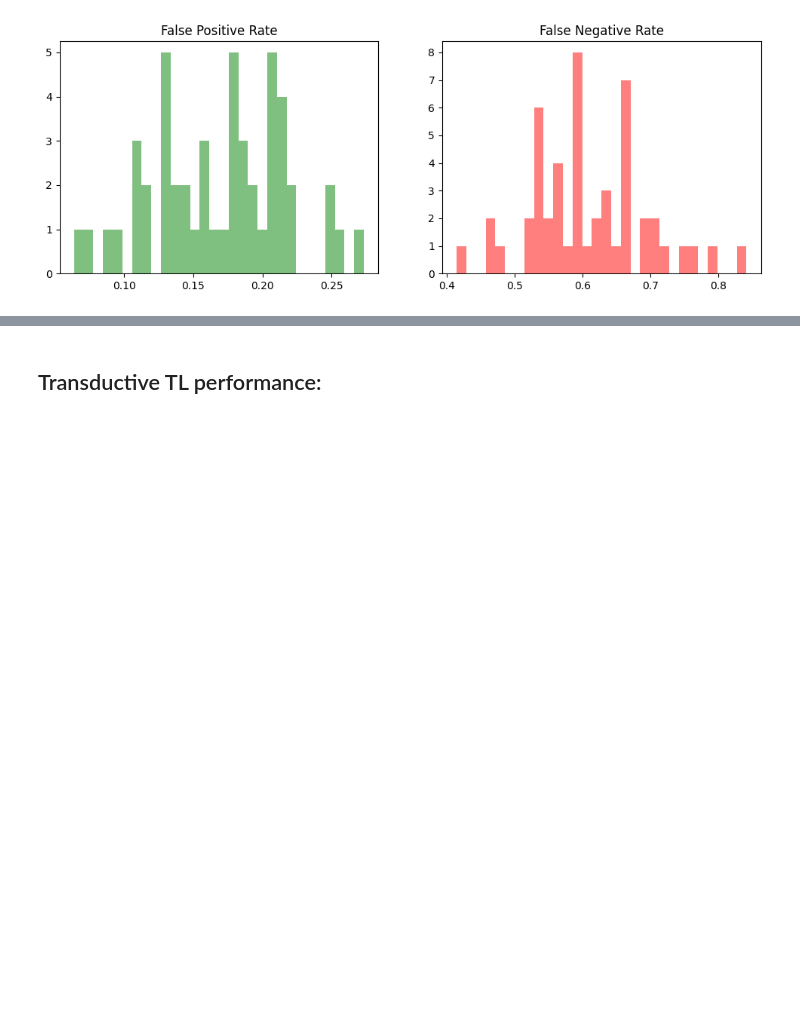
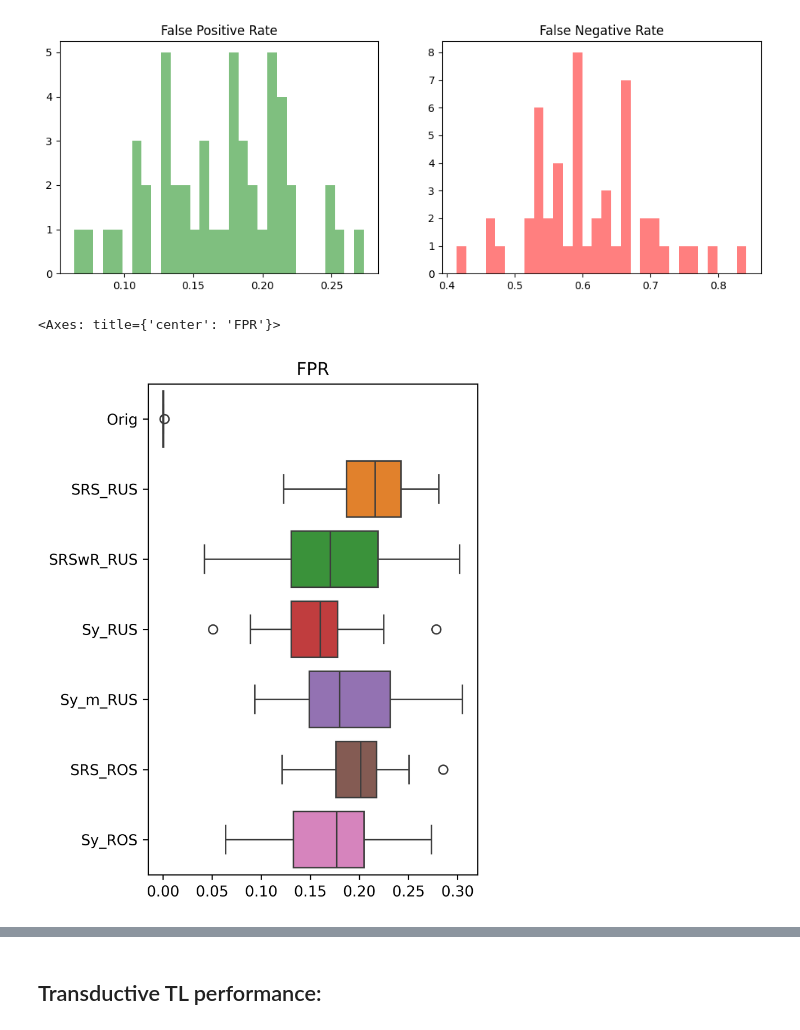
Before and after one commit to AndreiAf02/STAT561_Project, a Jupyter notebook: STAT561_Fine_Tuning_Performance_Analysis.ipynb, the cells around one changed output, grey strips where cells are left out. Saved outputs shown, nothing was run; the diff lists cells and outputs as text; code cells hidden in the pictures; blank space fills up the shorter version.

```diff
--- a/STAT561_Fine_Tuning_Performance_Analysis.ipynb
+++ b/STAT561_Fine_Tuning_Performance_Analysis.ipynb
@@ -276,3 +317,25 @@ Standard error: 0.012425666521500258
 95% Confidence Interval:  [ 0.5851467782165579 ,  0.633855390980839 ]
 -----------------------------
 [figure]
+# %%
+FPR = pd.DataFrame()
+
+DF = FPR
+
+DF['Orig'] = orig_FPR
+DF['SRS_RUS'] = SRS_FPR
+DF['SRSwR_RUS'] = SRSwR_FPR
+DF['Sy_RUS'] = Sy_FPR
+DF['Sy_m_RUS'] = Sym_FPR
+DF['SRS_ROS'] = SRS_ROS_FPR
+DF['Sy_ROS'] = Sy_ROS_FPR
+# %%
+dataset = FPR
+
+plt.figure(figsize=(4,6), dpi=600)
+plt.title('FPR')
+sns.boxplot([dataset['Orig'], dataset['SRS_RUS'], dataset['SRSwR_RUS'],
+             dataset['Sy_RUS'], dataset['Sy_m_RUS'], dataset['SRS_ROS'], dataset['Sy_ROS']], orient='h')
+# %% [output]
+<Axes: title={'center': 'FPR'}>
+[figure, added]
```
Also changed, not shown: parts of 23 cells of this notebook.
